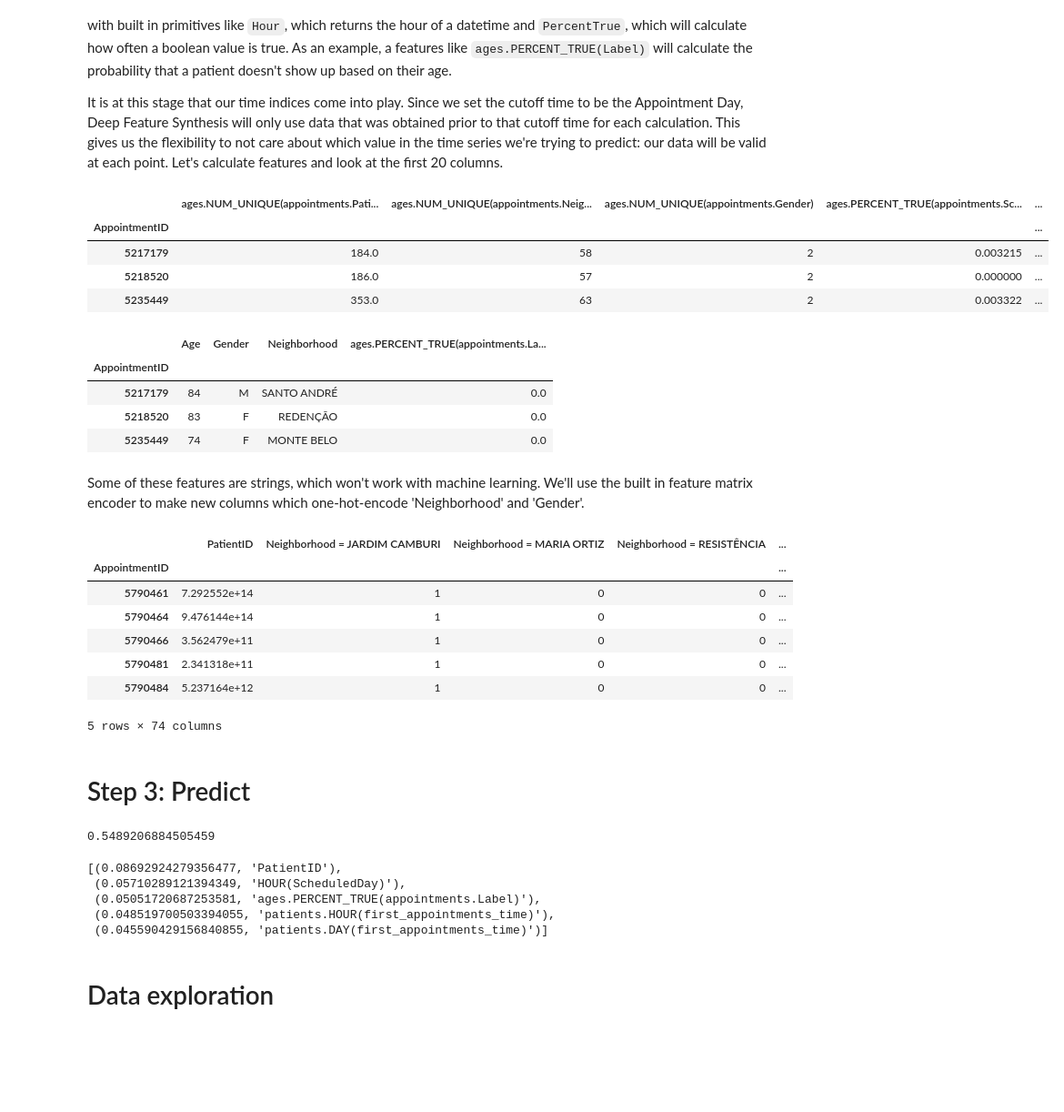
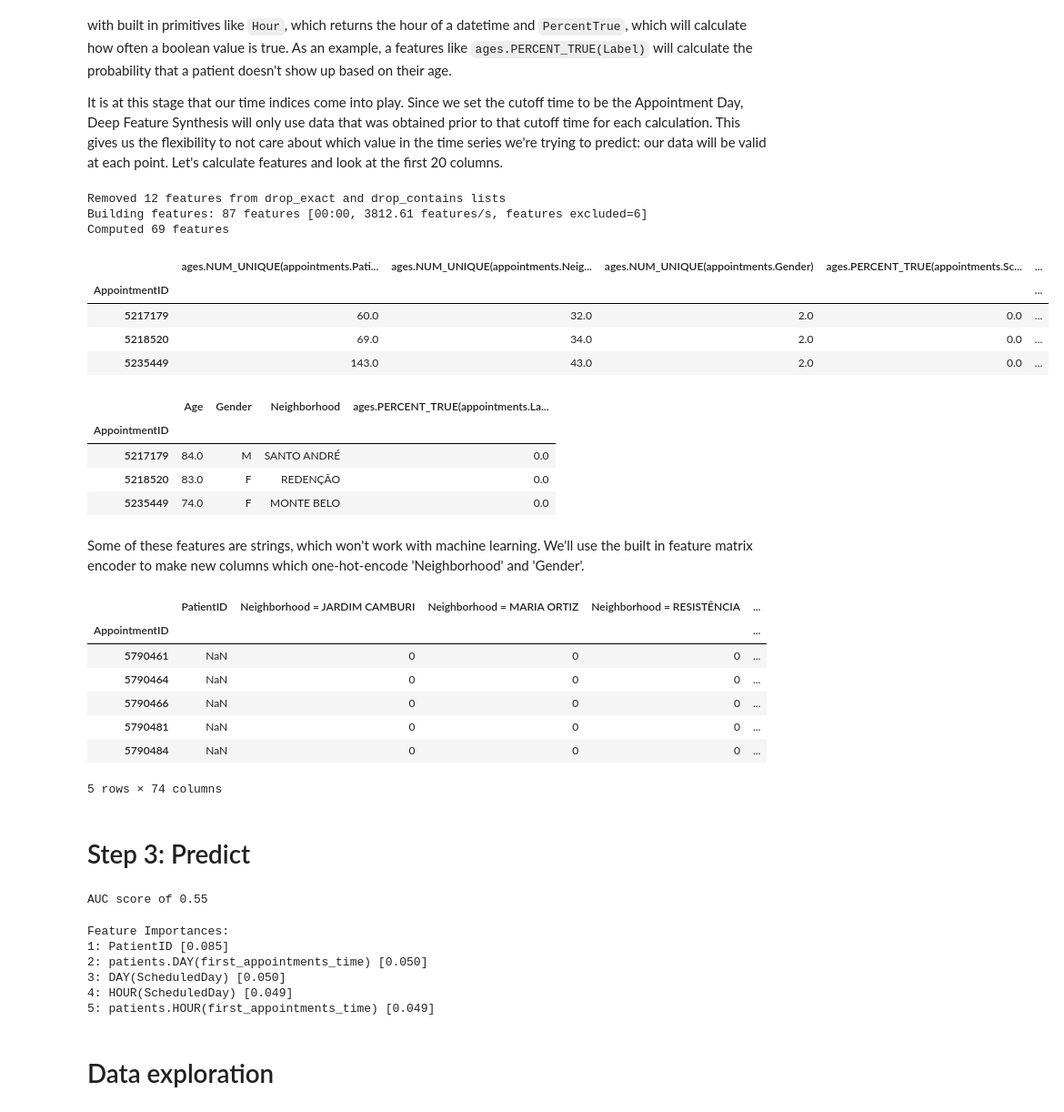
Before and after one commit to alteryx/predict-appointment-noshow, a Jupyter notebook: Appointment-Noshow-Demo.ipynb, the cells around one changed output. Shown at 91% size. Drawn from its saved outputs; the diff is of its cells as text; code cells hidden in the pictures; blank space fills up the shorter version.

```diff
--- a/Appointment-Noshow-Demo.ipynb
+++ b/Appointment-Noshow-Demo.ipynb
@@ -92,32 +94,37 @@ It is at this stage that our time indices come into play. Since we set the cutof
 # %%
 from featuretools.primitives import Weekday, Hour, Count, Day, NUnique, PercentTrue
 
 cutoff_times = data[['AppointmentID', 'AppointmentDay']]
+cutoff_times['AppointmentDay'] = pd.to_datetime(cutoff_times['AppointmentDay'])
+
 
 fm, features = ft.dfs(entityset=es,
                       target_entity='appointments',
                       agg_primitives=[Count, NUnique, PercentTrue],
                       trans_primitives=[Weekday, Hour, Day],
                       drop_contains=['AppointmentDay'],
                       max_depth=3,
                       cutoff_time=cutoff_times,
                       features_only=False,
                       verbose=True)
 fm.head(3).iloc[:,30:40]
 # %% [output]
+Removed 12 features from drop_exact and drop_contains lists
+Building features: 87 features [00:00, 3812.61 features/s, features excluded=6]
+Computed 69 features
 |  | ages.NUM_UNIQUE(appointments.Pati... | ages.NUM_UNIQUE(appointments.Neig... | ages.NUM_UNIQUE(appointments.Gender) | ages.PERCENT_TRUE(appointments.Sc... | ... |
 | AppointmentID |  |  |  |  | ... |
-| 5217179 | 184.0 | 58 | 2 | 0.003215 | ... |
-| 5218520 | 186.0 | 57 | 2 | 0.000000 | ... |
-| 5235449 | 353.0 | 63 | 2 | 0.003322 | ... |
+| 5217179 | 60.0 | 32.0 | 2.0 | 0.0 | ... |
+| 5218520 | 69.0 | 34.0 | 2.0 | 0.0 | ... |
+| 5235449 | 143.0 | 43.0 | 2.0 | 0.0 | ... |
 # %%
 fm[['Age', 'Gender', 'Neighborhood', 'ages.PERCENT_TRUE(appointments.Label)']].head(3)
 # %% [output]
 |  | Age | Gender | Neighborhood | ages.PERCENT_TRUE(appointments.La... |
 | AppointmentID |  |  |  |  |
-| 5217179 | 84 | M | SANTO ANDRÉ | 0.0 |
-| 5218520 | 83 | F | REDENÇÃO | 0.0 |
-| 5235449 | 74 | F | MONTE BELO | 0.0 |
+| 5217179 | 84.0 | M | SANTO ANDRÉ | 0.0 |
+| 5218520 | 83.0 | F | REDENÇÃO | 0.0 |
+| 5235449 | 74.0 | F | MONTE BELO | 0.0 |
 # %% [markdown]
 Some of these features are strings, which won't work with machine learning. We'll use the built in feature matrix encoder to make new columns which one-hot-encode 'Neighborhood' and 'Gender'.
 # %%
@@ -131,11 +138,11 @@ enc_fm.tail(5)
 # %% [output]
 |  | PatientID | Neighborhood = JARDIM CAMBURI | Neighborhood = MARIA ORTIZ | Neighborhood = RESISTÊNCIA | ... |
 | AppointmentID |  |  |  |  | ... |
-| 5790461 | 7.292552e+14 | 1 | 0 | 0 | ... |
-| 5790464 | 9.476144e+14 | 1 | 0 | 0 | ... |
-| 5790466 | 3.562479e+11 | 1 | 0 | 0 | ... |
-| 5790481 | 2.341318e+11 | 1 | 0 | 0 | ... |
-| 5790484 | 5.237164e+12 | 1 | 0 | 0 | ... |
+| 5790461 | NaN | 0 | 0 | 0 | ... |
+| 5790464 | NaN | 0 | 0 | 0 | ... |
+| 5790466 | NaN | 0 | 0 | 0 | ... |
+| 5790481 | NaN | 0 | 0 | 0 | ... |
+| 5790484 | NaN | 0 | 0 | 0 | ... |
 5 rows × 74 columns
 # %% [markdown]
 # Step 3: Predict
@@ -144,25 +151,29 @@ from sklearn.model_selection import train_test_split
 from sklearn.ensemble import RandomForestClassifier
 from sklearn.metrics import accuracy_score, roc_auc_score
 
+enc_fm = enc_fm.fillna(0)
 labels = es['appointments'].df['Label']
 X_train, X_test, y_train, y_test = train_test_split(enc_fm, labels, test_size=0.40)
 clf = RandomForestClassifier(n_estimators=50)
 clf.fit(X_train, y_train)
 preds = clf.predict(X_test)
-print(roc_auc_score(preds, y_test))
+print('AUC score of {:.2f}'.format(roc_auc_score(preds, y_test)))
 # %% [output]
-0.5489206884505459
+AUC score of 0.55
 # %%
 feature_imps = [(imp, enc_fm.columns[i]) for i, imp in enumerate(clf.feature_importances_)]
 feature_imps.sort()
 feature_imps.reverse()
-feature_imps[0:5]
+print('Feature Importances:')
+for i, f in enumerate(feature_imps[0:5]):
+    print('{}: {} [{:.3f}]'.format(i + 1, f[1], f[0]))
 # %% [output]
-[(0.08692924279356477, 'PatientID'),
- (0.05710289121394349, 'HOUR(ScheduledDay)'),
- (0.05051720687253581, 'ages.PERCENT_TRUE(appointments.Label)'),
- (0.048519700503394055, 'patients.HOUR(first_appointments_time)'),
- (0.045590429156840855, 'patients.DAY(first_appointments_time)')]
+Feature Importances:
+1: PatientID [0.085]
+2: patients.DAY(first_appointments_time) [0.050]
+3: DAY(ScheduledDay) [0.050]
+4: HOUR(ScheduledDay) [0.049]
+5: patients.HOUR(first_appointments_time) [0.049]
 # %% [markdown]
 # Data exploration
 # %%
```
Also changed, not shown: parts of 9 cells of this notebook.
